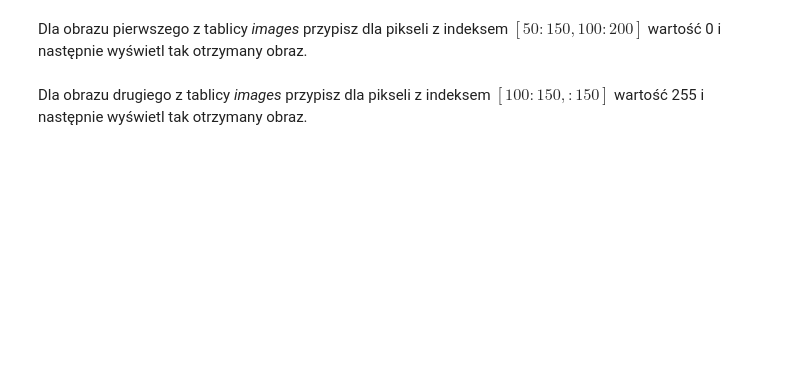
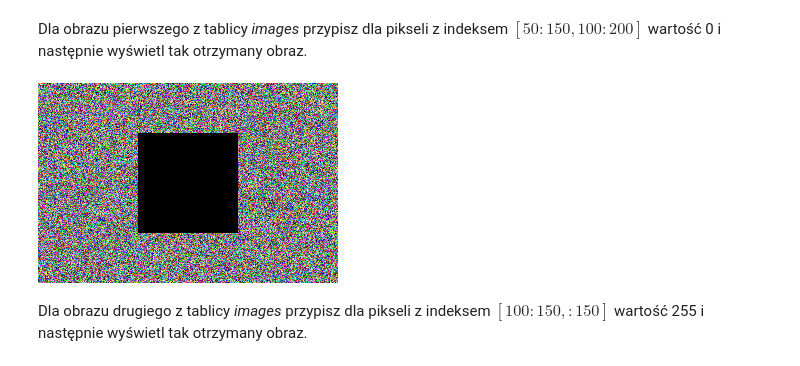
Before and after one commit to nefetorve/cwiczenia_data_science, a Jupyter notebook: 041_050_exercises.ipynb, the cells around one changed output. Saved outputs shown, nothing was run; the diff lists cells and outputs as text; code cells hidden in the pictures; blank space fills up the shorter version.

```diff
--- a/041_050_exercises.ipynb
+++ b/041_050_exercises.ipynb
@@ -121,2 +170,7 @@ Dla obrazu pierwszego z tablicy _images_ przypisz dla pikseli z indeksem $[50:15
+# %%
+images[0][50:150,100:200] = 0
+cv2_imshow(images[0])
+# %% [output]
+[figure, added]
 # %% [markdown]
 Dla obrazu drugiego z tablicy _images_ przypisz dla pikseli z indeksem $[100:150, :150]$ wartość 255 i następnie wyświetl tak otrzymany obraz.
```
Also changed, not shown: parts of 28 cells of this notebook.
